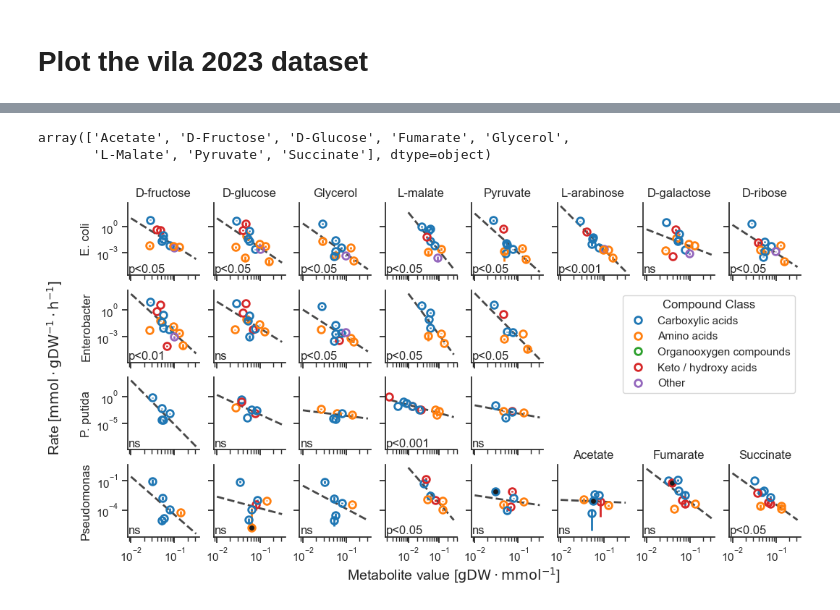
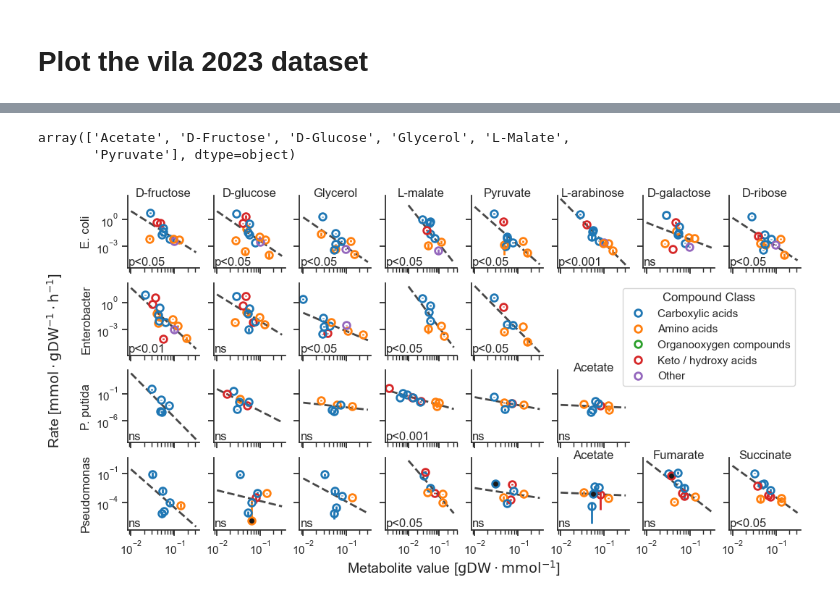
Before and after one commit to sulheim/metabolite-release, a Jupyter notebook: notebooks/1_release_rates/4_div/4C_make_figure_1.ipynb, the cells around one changed output, grey strips where cells are left out. Saved outputs shown, nothing was run; the diff lists cells and outputs as text; code cells hidden in the pictures.

```diff
--- a/notebooks/1_release_rates/4_div/4C_make_figure_1.ipynb
+++ b/notebooks/1_release_rates/4_div/4C_make_figure_1.ipynb
@@ -297,6 +301,7 @@ for i, species in enumerate(species_list):
     axes[i].annotate(pval_label, (0.01, 0.01), xycoords = 'axes fraction', va = 'bottom', ha = 'left')#, fontsize = 10)
     axes[i].set_yscale('log')
     axes[i].set_xscale('log')
+    axes[i].set_ylim([1e-8, 30])
     # axes[i].set_xlim(min(1e-2, xarr10.min()*0.8), max(xarr10.max()*1.2, 0.3))
     # sns.regplot(x = logx, y = logy, scatter = False, color = 'gray', ax = axes[i], line_kws={'ls':'--', 'lw': 2})#, truncate=False
 
@@ -305,12 +310,12 @@ fig.supylabel(r'Rate [$\rm{mmol \cdot gDW^{-1} \cdot h^{-1}}$]')
 # axes[3].set_ylim([1e-5, 1])
 
 
-# axes[1].set_xlim([0.015, 0.25])
-# axes[0].set_ylim(-6, 1.5)
+# axes[1].set_xlim([1e-2, 0])
+# axes[2].set_ylim(-8, 0)
 sns.despine()
 fig.supxlabel(r'Metabolite value [$\rm{gDW \cdot mmol^{-1}}$]', y = 0.01, size = 14)
 # plt.tight_layout()
-plt.subplots_adjust(wspace = 0.6, hspace = 0.6, left=0.3, right=0.95, top=0.9, bottom=0.1)
+plt.subplots_adjust(wspace = 0.6, hspace = 0.7, left=0.3, right=0.95, top=0.9, bottom=0.1)
 plt.savefig(figure_folder / '1_paczia_rates.pdf')
 # sns.scatterplot(data = df_no_cg_p, x = 'log10(Metabolite value [gDW/mmol])', y = 'log10(Rate [mmol/gDW/h])')
 # p = sns.relplot(data = df_no_cg_p, x = 'log10(Metabolite value [gDW/mmol])', y = 'log10(Rate [mmol/gDW/h])', col = 'Species', col_wrap=3, hue = 'Compound class', s = 100, facet_kws={'sharex': False, 'sharey': False})
@@ -408,15 +413,15 @@ Pyruvate       4
 Succinate      1
 Name: Species, dtype: int64
 # %%
-cs_per_species['Pseudomonas']
+cs_per_species['Pputida']
 # %% [output]
-array(['Acetate', 'D-Fructose', 'D-Glucose', 'Fumarate', 'Glycerol',
-       'L-Malate', 'Pyruvate', 'Succinate'], dtype=object)
+array(['Acetate', 'D-Fructose', 'D-Glucose', 'Glycerol', 'L-Malate',
+       'Pyruvate'], dtype=object)
 # %%
 cs_species_list = {
     'Ecoli':['D-Fructose', 'D-Glucose', 'Glycerol', 'L-Malate', 'Pyruvate', 'L-Arabinose', 'D-Galactose', 'D-Ribose'],
     'Enterobacter':['D-Fructose', 'D-Glucose', 'Glycerol', 'L-Malate', 'Pyruvate'],
-    'Pputida': ['D-Fructose', 'D-Glucose', 'Glycerol', 'L-Malate', 'Pyruvate'],
+    'Pputida': ['D-Fructose', 'D-Glucose', 'Glycerol', 'L-Malate', 'Pyruvate', 'Acetate'],
     'Pseudomonas':['D-Fructose', 'D-Glucose', 'Glycerol', 'L-Malate', 'Pyruvate', 'Acetate', 'Fumarate', 'Succinate'],
 }
 strain_name_mapping = {
@@ -456,8 +461,8 @@ for k, s in enumerate(strains):
                              markeredgecolor=pcolors[j], markerfacecolor=markerfacecolor,
                              markersize = 7,markeredgewidth = 2,lw = 2,
                              ecolor = pcolors[j])# alpha = 0.8,
-        if (k == 0) or ((k==3)&(i>4)):
-            axes[k,i].set_title(cs.capitalize(), fontsize = 12)
+        if (k == 0) or ((k==3)&(i>4)) or ((k==2)&(i>4)):
+            axes[k,i].set_title(cs.capitalize(), fontsize = 12, y = 0.9)
         if i == 0:
             axes[k,i].set_ylabel(strain_name_mapping[s], fontsize=12)
             axes[k,i].yaxis.set_label_position("left")
@@ -488,31 +493,31 @@ for k, s in enumerate(strains):
 # axes[3].set_ylim([1e-5, 1])
 
 
 # axes[1].set_xlim([0.015, 0.25])
 # axes[0].set_ylim(-6, 1.5)
 # axes[1,1].set_xlim(0.019, 0.2)
 # axes[1,1].set_xticks([0.02, 0.1])
 # axes[1,1].set_xticklabels([r'$2 \cdot 10^{-2}$', r'$10^{-1}$'])
 sns.despine()
 fig.supxlabel(r'Metabolite value [$\rm{gDW \cdot mmol^{-1}}$]', x = 0.5, y = 0, size = 14, ha = 'center')
 fig.supylabel(r'Rate [$\rm{mmol \cdot gDW^{-1} \cdot h^{-1}}$]',y = 0.5,x = 0.03, size = 14, va = 'center')
 plt.subplots_adjust(hspace = 0.2, wspace=0.2)
 # plt.tight_layout()
 # Create a legend for the compound classes
 legend_handles = [
     mlines.Line2D([], [], color=color, marker='o', linestyle='None', markersize=7, label=compound_class,
                   markeredgewidth=2, markerfacecolor='none')
     for compound_class, color in cclass_color.items()
 ]
 fig.legend(
     handles=legend_handles,
     loc='upper right',
     bbox_to_anchor=(0.9, 0.68),
     ncol=1,
     title='Compound Class',
 )
 plt.savefig(figure_folder / '1_vila_2023_rates.pdf')
 # sns.scatterplot(data = df_no_cg_p, x = 'log10(Metabolite value [gDW/mmol])', y = 'log10(Rate [mmol/gDW/h])')
 # p = sns.relplot(data = df_no_cg_p, x = 'log10(Metabolite value [gDW/mmol])', y = 'log10(Rate [mmol/gDW/h])', col = 'Species', col_wrap=3, hue = 'Compound class', s = 100, facet_kws={'sharex': False, 'sharey': False})
 # %% [output]
-[figure, old version]
+[figure, new version]
```
Also changed, not shown: parts of 5 cells of this notebook, 9 other files.
